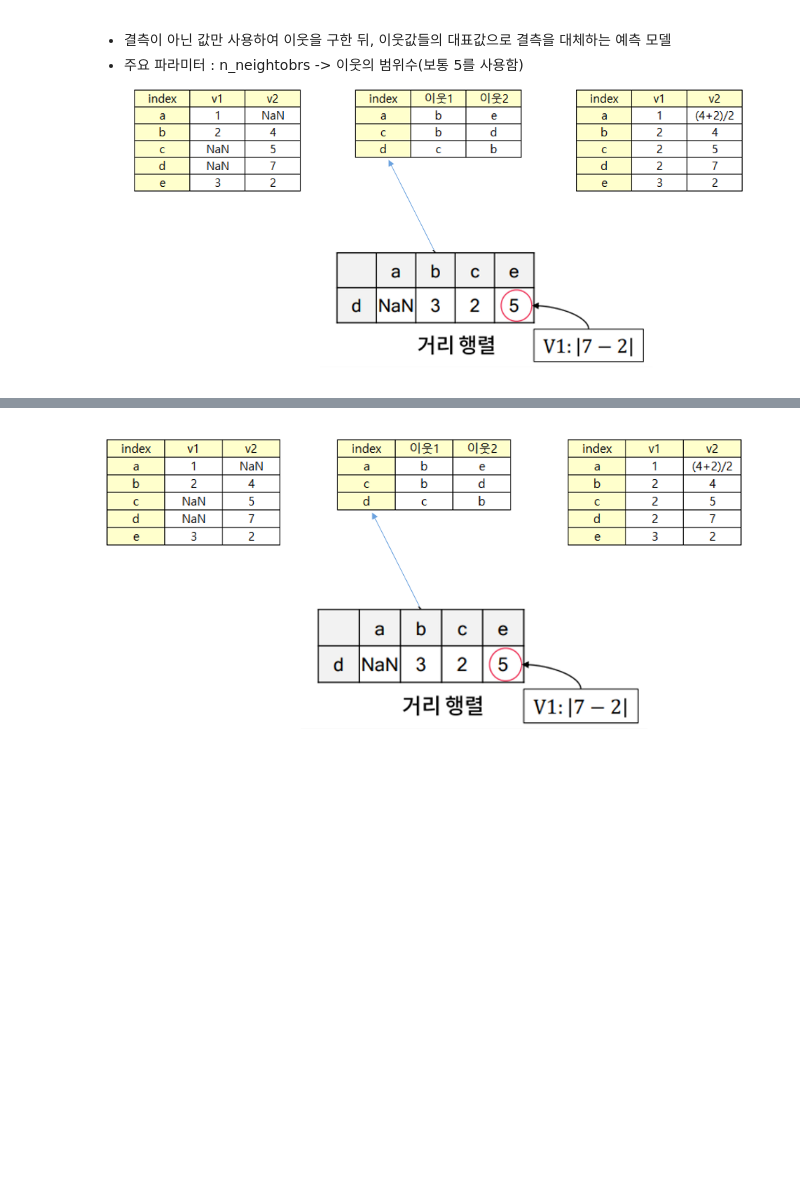
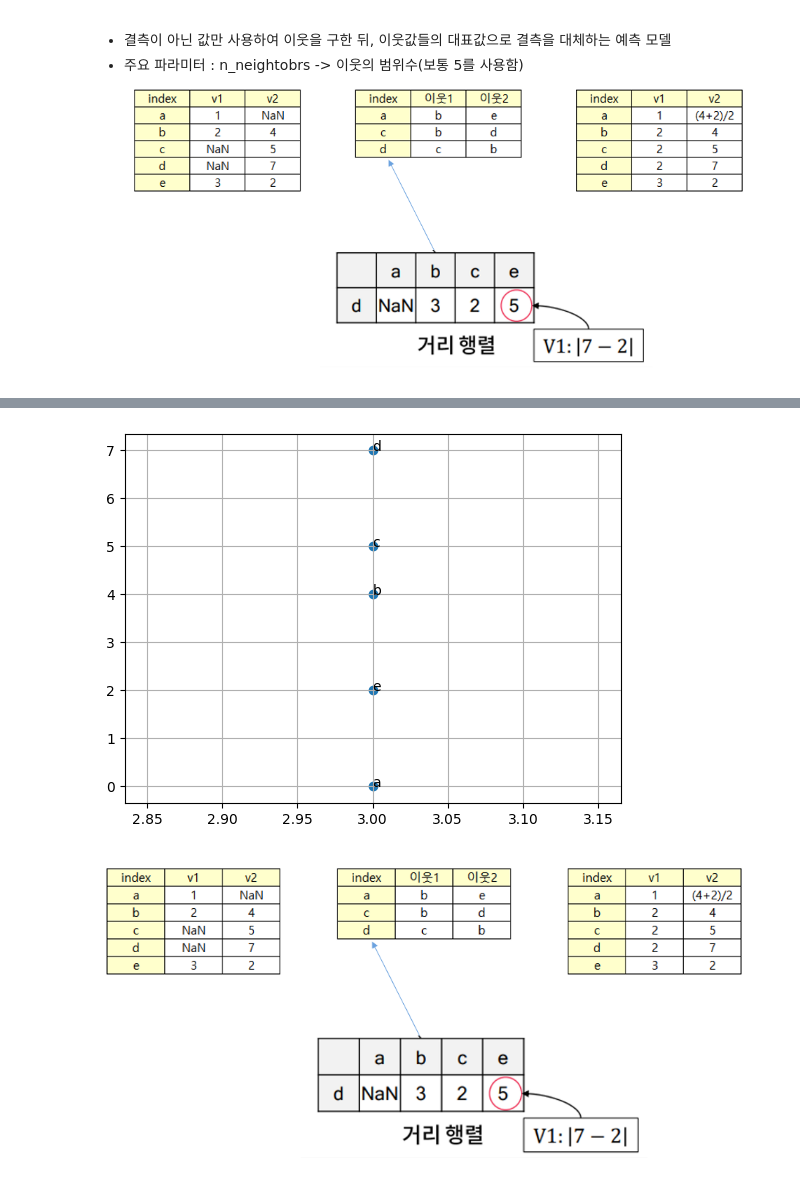
Before and after one commit to lullu303/DataScience2, a Jupyter notebook: 예측분석/필수전처리/06_ 결측치 예측 모델 활용.ipynb, the cells around one changed output, grey strips where cells are left out. Drawn from its saved outputs; the diff is of its cells as text; code cells hidden in the pictures; blank space fills up the shorter version.

```diff
--- a/예측분석/필수전처리/06_ 결측치 예측 모델 활용.ipynb
+++ b/예측분석/필수전처리/06_ 결측치 예측 모델 활용.ipynb
@@ -20,3 +20,11 @@
 # %%
 import matplotlib.pyplot as plt #그래프 패키지 모듈 등록
 %matplotlib inline
+# %%
+import pandas as pd
+import numpy as np
+v1 = [1,2,np.nan,np.nan,3]
+v2 = [np.nan,4,5,7,2]
+
+df_test = pd.DataFrame({'v1':v1, 'v2':v2})
+df_test
@@ -22,0 +38,3 @@ import matplotlib.pyplot as plt #그래프 패키지 모듈 등록
+# %%
+df_test['name']=['a','b','c','d','e']
+df_test.set_index('name',inplace=True)
@@ -22,0 +51,3 @@ import matplotlib.pyplot as plt #그래프 패키지 모듈 등록
+# %%
+df_temp = df_test.fillna(0)
+df_temp
@@ -23,2 +62,10 @@ import matplotlib.pyplot as plt #그래프 패키지 모듈 등록
+# %%
+# v1의 결측치(c,d)를 계산하기 위해 v2로 이웃을 결정
+plt.grid()
+plt.scatter([3,3,3,3,3],df_temp['v2'])
+for i in range(0,5):
+    plt.annotate(df_temp.index[i], (3, df_temp['v2'][i]))
+# %% [output]
+[figure, added]
 # %% [markdown]
 ![image.png](attachment:image.png)
```
Also changed, not shown: parts of 19 cells of this notebook.
